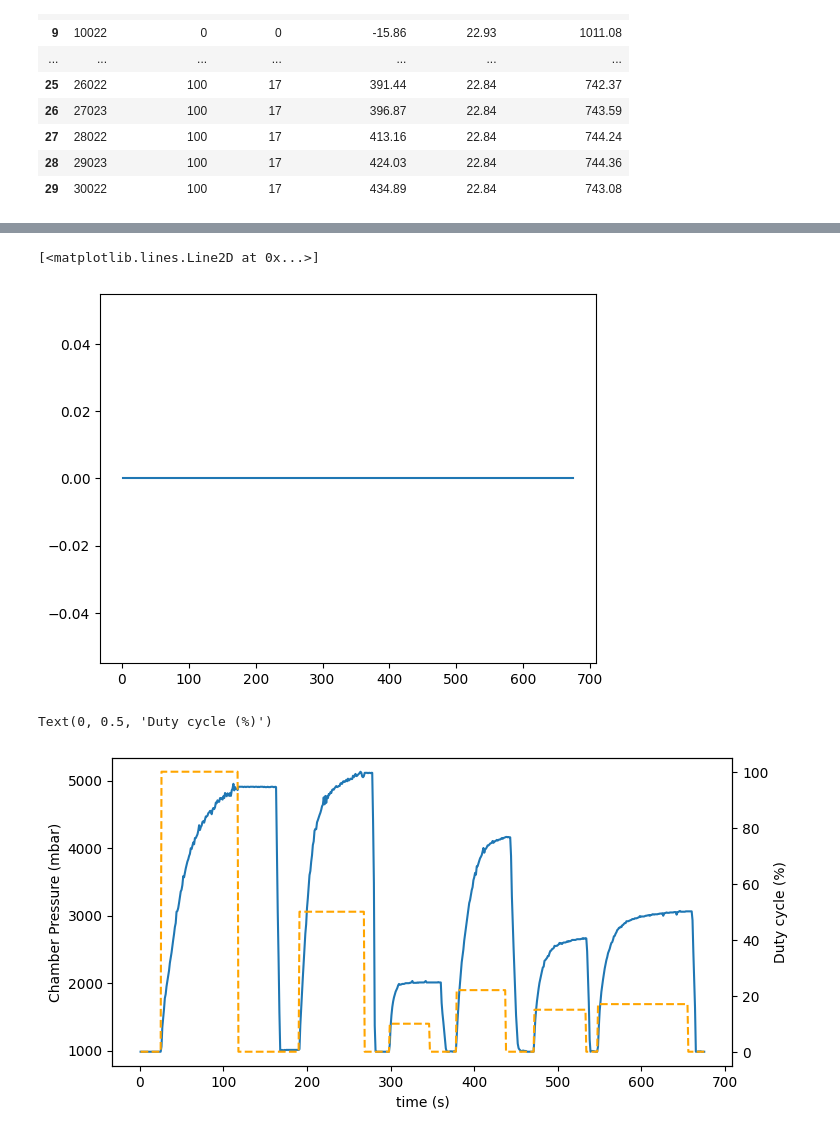
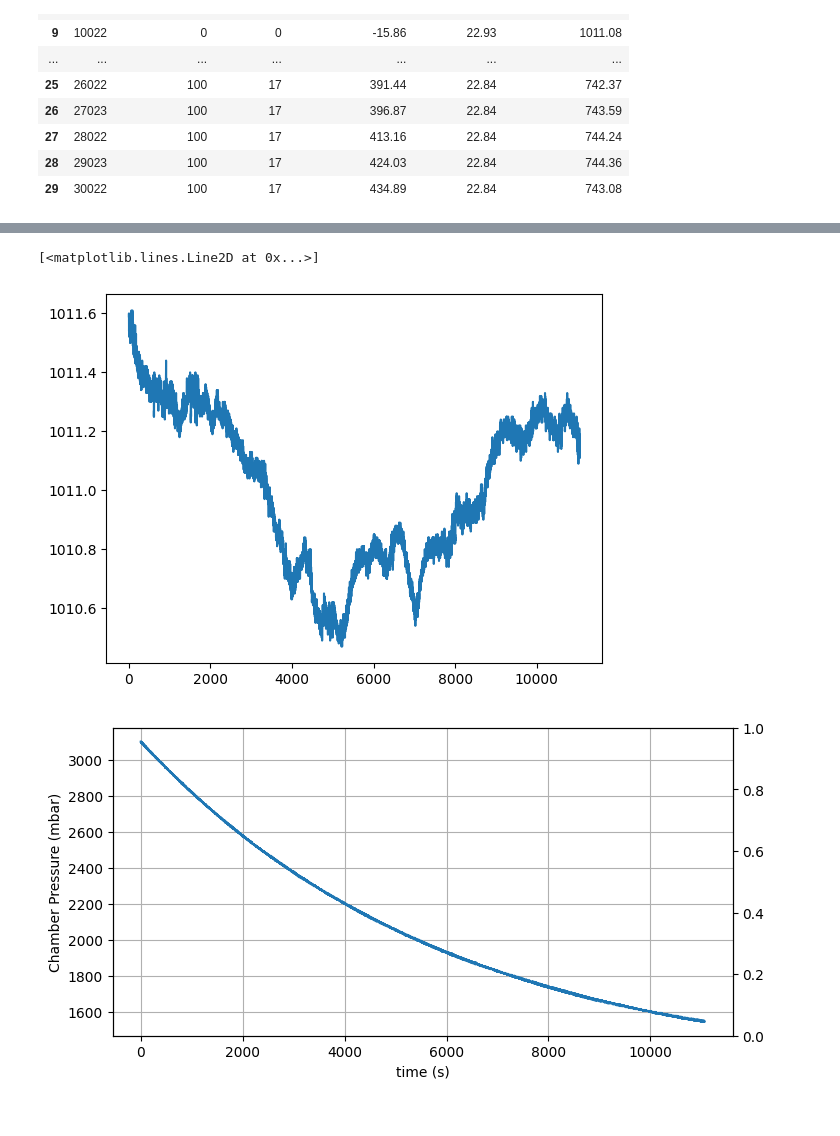
Before and after one commit to Cerebur/MIRAGE_multistage_pressurization_system, a Jupyter notebook: plotting.ipynb, the cells around one changed output, grey strips where cells are left out. Saved outputs shown, nothing was run; the diff lists cells and outputs as text; code cells hidden in the pictures.

```diff
--- a/plotting.ipynb
+++ b/plotting.ipynb
@@ -24,6 +24,7 @@ Comments for each of the files:
 11, data_20260606_204601: inlet_choked,full_system_choked_inlet_TheBetterOne_manualOutlet
 12, data_20260606_205954: inlet_choked,dpump_only_choked_inlet_TheBetterOne_chokedOutlet
 13, data_20260606_210134: inlet_choked,dpump_only_choked_inlet_TheWorseOne_chokedOutlet
+14, data_20260628_150733: Leakage test
 '''
 
 
@@ -41,12 +42,13 @@ paths = [
     r'.\logs\data_20260606_202452.csv',
     r'.\logs\data_20260606_204601.csv',
     r'.\logs\data_20260606_205954.csv',
-    r'.\logs\data_20260606_210134.csv'
+    r'.\logs\data_20260606_210134.csv',
+    r'.\logs\data_20260628_150733.csv'
 ]
 
 p1 = paths[11]
 p2 = paths[12]
-p3 = paths[6] #4
+p3 = paths[14] #4
 # %%
 df1 = pd.read_csv(p1, skiprows=1, usecols=[1,2,3,4,5,6])
 df2 = pd.read_csv(p2, skiprows=1, usecols=[1,2,3,4,5,6])
@@ -97,19 +99,19 @@ axes[2].plot(df3.ts_ms/1000, df3.bmp_pressure_hPa)
 plt.plot(df3.ts_ms/1000, df3.bmp_pressure_hPa)
 # %% [output]
 [<matplotlib.lines.Line2D at 0x...>]
-[figure, old version]
+[figure, new version]
 # %%
 fig, axes = plt.subplots(1,1,figsize=(8,4))
 p1 = axes.plot(df3.ts_ms/1000, df3.mpx_pressure_hPa+1000)
 axes.set_ylabel('Chamber Pressure (mbar)')
 axes.set_xlabel('time (s)')
 ax2 = axes.twinx()
+axes.grid(True)
 
-p2 = ax2.plot(df3.ts_ms/1000,df3.piston_pct, color='orange', linestyle='dashed')
-ax2.set_ylabel('Duty cycle (%)')
+#p2 = ax2.plot(df3.ts_ms/1000,df3.piston_pct, color='orange', linestyle='dashed')
+#ax2.set_ylabel('Duty cycle (%)')
 # %% [output]
-Text(0, 0.5, 'Duty cycle (%)')
-[figure, old version]
+[figure, new version]
 # %%
 df3.loc[np.abs(df3.mpx_pressure_hPa-2000)<20]
 # %% [output]
```
Also changed, not shown: parts of 3 cells of this notebook, 2 other files.
